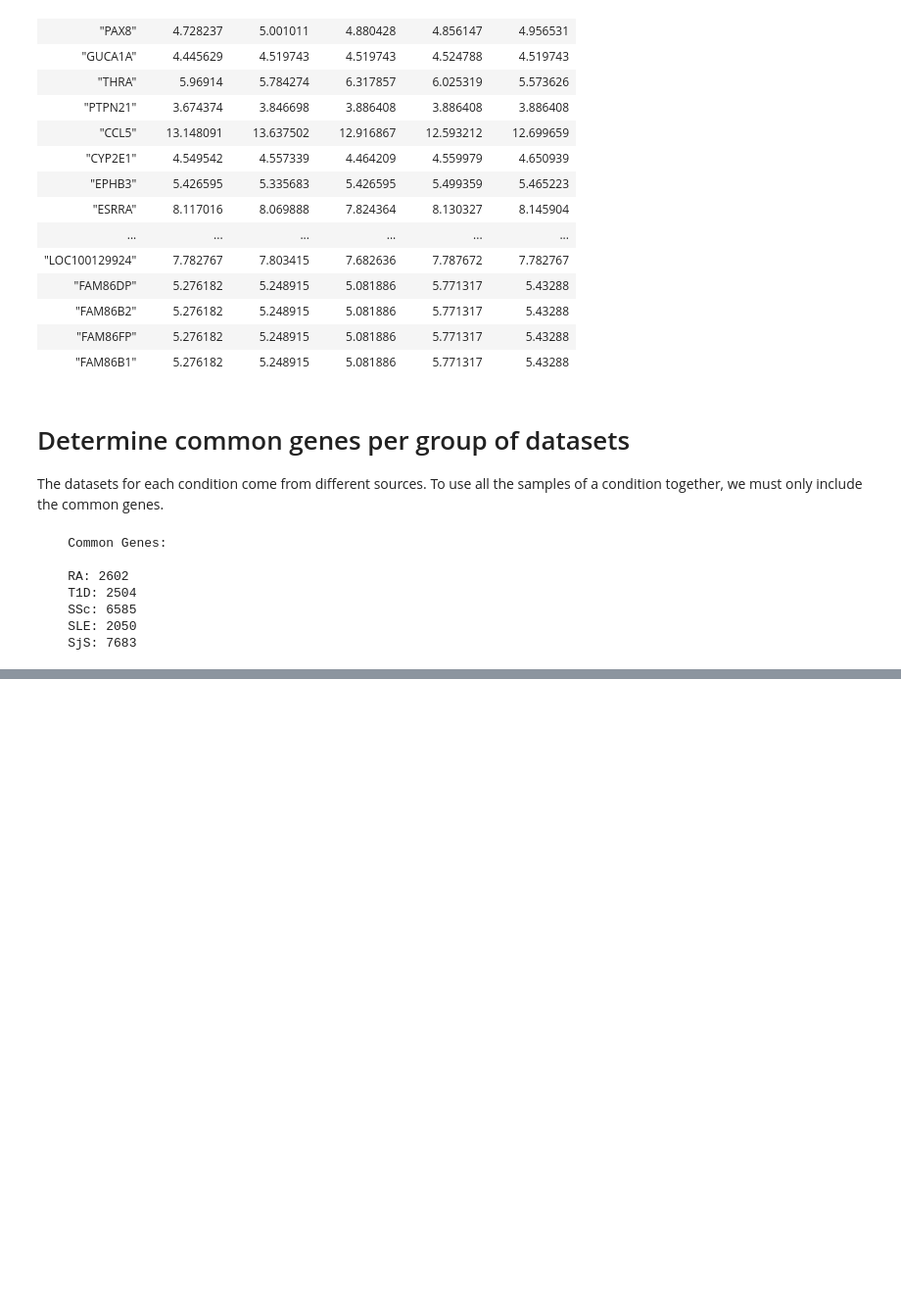
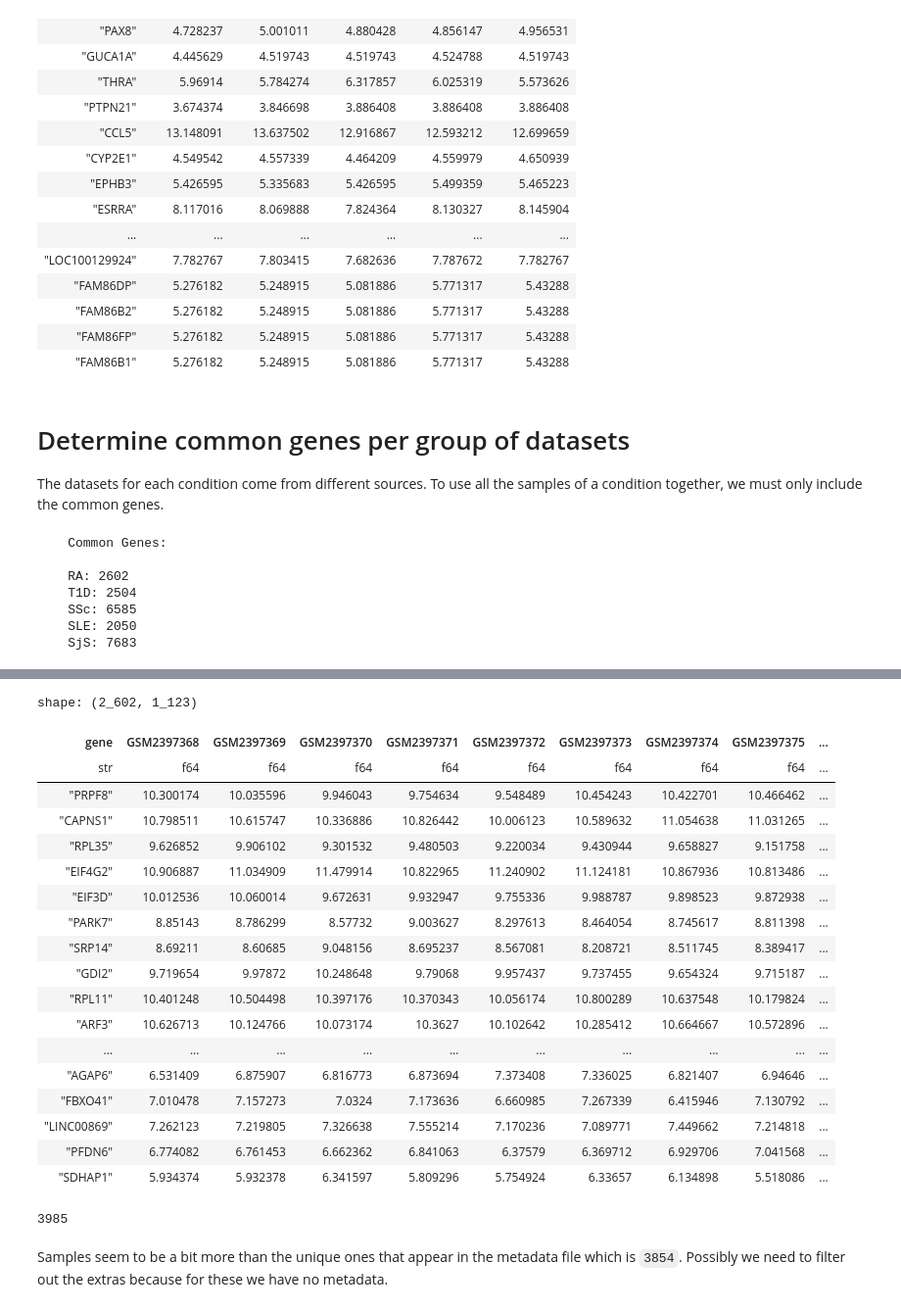
Before and after one commit to thelgis/applied-bioinformatics-thesis, a Jupyter notebook: notebooks/2_Exploratory_Analysis.ipynb, the cells around one changed output, grey strips where cells are left out. Shown at 98% size. Saved outputs shown, nothing was run; the diff lists cells and outputs as text; code cells hidden in the pictures; blank space fills up the shorter version.

Commit message:
Merge dataframes per condition with only the common genes

```diff
--- a/notebooks/2_Exploratory_Analysis.ipynb
+++ b/notebooks/2_Exploratory_Analysis.ipynb
@@ -285,3 +285,21 @@ print(f"""
     SSc: 6585
     SLE: 2050
     SjS: 7683
+# %%
+from adex.helpers import clean_dataframe
+
+ra_cleaned_df = clean_dataframe(ra_data)
+t1d_cleaned_df = clean_dataframe(t1d_data)
+ssc_cleaned_df = clean_dataframe(ssc_data)
+sle_cleaned_df = clean_dataframe(sle_data)
+sjs_cleaned_df = clean_dataframe(sjs_data)
+
+print(f"""
+    Shape:
+
+    RA: {ra_cleaned_df.shape}
+    T1D: {t1d_cleaned_df.shape}
+    SSc: {ssc_cleaned_df.shape}
+    SLE: {sle_cleaned_df.shape}
+    SjS: {sjs_cleaned_df.shape}
+""")
@@ -287,0 +314,30 @@ print(f"""
+# %%
+ra_cleaned_df
+# %% [output]
+shape: (2_602, 1_123)
+| gene | GSM2397368 | GSM2397369 | GSM2397370 | GSM2397371 | GSM2397372 | GSM2397373 | GSM2397374 | GSM2397375 | ... |
+| str | f64 | f64 | f64 | f64 | f64 | f64 | f64 | f64 | ... |
+| "PRPF8" | 10.300174 | 10.035596 | 9.946043 | 9.754634 | 9.548489 | 10.454243 | 10.422701 | 10.466462 | ... |
+| "CAPNS1" | 10.798511 | 10.615747 | 10.336886 | 10.826442 | 10.006123 | 10.589632 | 11.054638 | 11.031265 | ... |
+| "RPL35" | 9.626852 | 9.906102 | 9.301532 | 9.480503 | 9.220034 | 9.430944 | 9.658827 | 9.151758 | ... |
+| "EIF4G2" | 10.906887 | 11.034909 | 11.479914 | 10.822965 | 11.240902 | 11.124181 | 10.867936 | 10.813486 | ... |
+| "EIF3D" | 10.012536 | 10.060014 | 9.672631 | 9.932947 | 9.755336 | 9.988787 | 9.898523 | 9.872938 | ... |
+| "PARK7" | 8.85143 | 8.786299 | 8.57732 | 9.003627 | 8.297613 | 8.464054 | 8.745617 | 8.811398 | ... |
+| "SRP14" | 8.69211 | 8.60685 | 9.048156 | 8.695237 | 8.567081 | 8.208721 | 8.511745 | 8.389417 | ... |
+| "GDI2" | 9.719654 | 9.97872 | 10.248648 | 9.79068 | 9.957437 | 9.737455 | 9.654324 | 9.715187 | ... |
+| "RPL11" | 10.401248 | 10.504498 | 10.397176 | 10.370343 | 10.056174 | 10.800289 | 10.637548 | 10.179824 | ... |
+| "ARF3" | 10.626713 | 10.124766 | 10.073174 | 10.3627 | 10.102642 | 10.285412 | 10.664667 | 10.572896 | ... |
+| ... | ... | ... | ... | ... | ... | ... | ... | ... | ... |
+| "AGAP6" | 6.531409 | 6.875907 | 6.816773 | 6.873694 | 7.373408 | 7.336025 | 6.821407 | 6.94646 | ... |
+| "FBXO41" | 7.010478 | 7.157273 | 7.0324 | 7.173636 | 6.660985 | 7.267339 | 6.415946 | 7.130792 | ... |
+| "LINC00869" | 7.262123 | 7.219805 | 7.326638 | 7.555214 | 7.170236 | 7.089771 | 7.449662 | 7.214818 | ... |
+| "PFDN6" | 6.774082 | 6.761453 | 6.662362 | 6.841063 | 6.37579 | 6.369712 | 6.929706 | 7.041568 | ... |
+| "SDHAP1" | 5.934374 | 5.932378 | 6.341597 | 5.809296 | 5.754924 | 6.33657 | 6.134898 | 5.518086 | ... |
+# %%
+total_samples = ra_cleaned_df.shape[1] + t1d_cleaned_df.shape[1] + ssc_cleaned_df.shape[1] + sle_cleaned_df.shape[1] + sjs_cleaned_df.shape[1]
+total_samples
+# %% [output]
+3985
+# %% [markdown]
+Samples seem to be a bit more than the unique ones that appear in the metadata file which is `3854`.
+Possibly we need to filter out the extras because for these we have no metadata.
```
Also changed, not shown: parts of 1 cell of this notebook, 1 other file.
